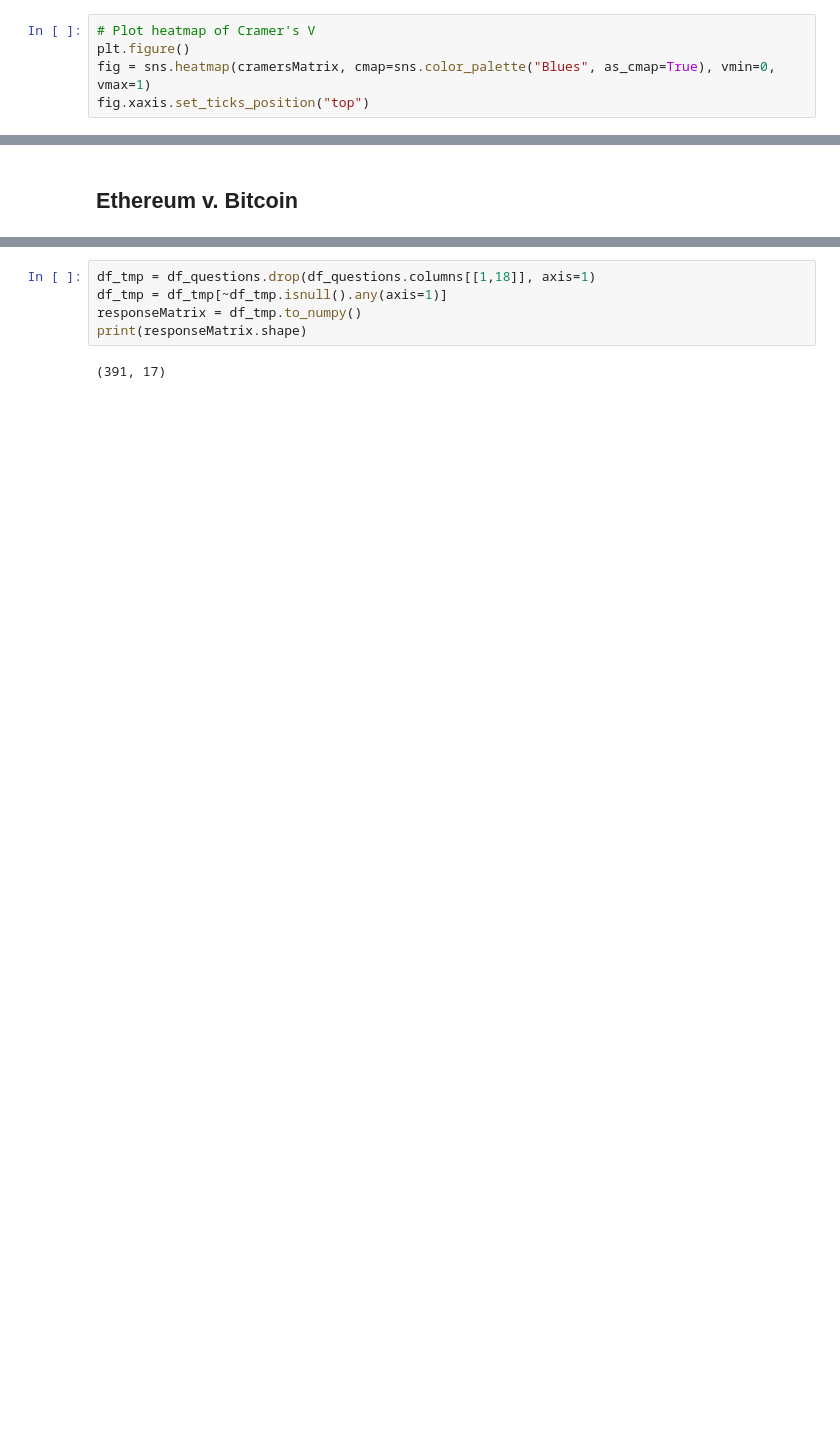
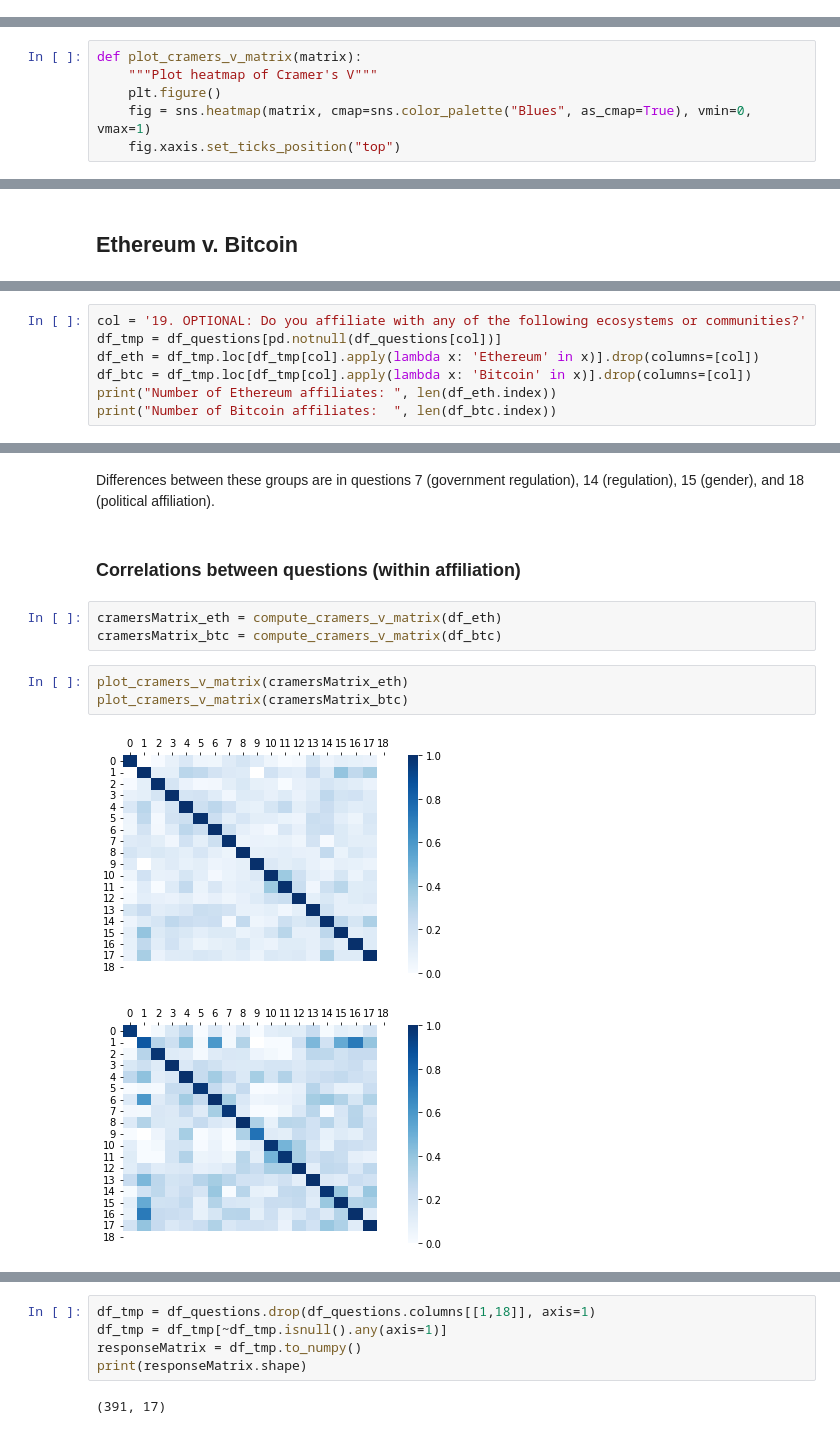
Before and after one commit to notchia/metagov, a Jupyter notebook: cryptopolitics_survey_analysis.ipynb, the cells around one changed output, grey strips where cells are left out. Saved outputs shown, nothing was run; the diff lists cells and outputs as text; blank space fills up the shorter version.

```diff
--- a/cryptopolitics_survey_analysis.ipynb
+++ b/cryptopolitics_survey_analysis.ipynb
@@ -86,5 +89,0 @@ for i, c1 in enumerate(cols_questions):
-# %%
-# Plot heatmap of Cramer's V
-plt.figure()
-fig = sns.heatmap(cramersMatrix, cmap=sns.color_palette("Blues", as_cmap=True), vmin=0, vmax=1)
-fig.xaxis.set_ticks_position("top")
@@ -92,0 +90,6 @@ fig.xaxis.set_ticks_position("top")
+# %%
+def plot_cramers_v_matrix(matrix):
+    """Plot heatmap of Cramer's V"""
+    plt.figure()
+    fig = sns.heatmap(matrix, cmap=sns.color_palette("Blues", as_cmap=True), vmin=0, vmax=1)
+    fig.xaxis.set_ticks_position("top")
@@ -104,0 +105,7 @@ print(len(df_btc.index))
+# %%
+col = '19. OPTIONAL: Do you affiliate with any of the following ecosystems or communities?'
+df_tmp = df_questions[pd.notnull(df_questions[col])]
+df_eth = df_tmp.loc[df_tmp[col].apply(lambda x: 'Ethereum' in x)].drop(columns=[col])
+df_btc = df_tmp.loc[df_tmp[col].apply(lambda x: 'Bitcoin' in x)].drop(columns=[col])
+print("Number of Ethereum affiliates: ", len(df_eth.index))
+print("Number of Bitcoin affiliates:  ", len(df_btc.index))
@@ -105,3 +129,16 @@ print(len(df_btc.index))
+# %% [markdown]
+Differences between these groups are in questions 7 (government regulation), 14 (regulation), 15 (gender), and 18 (political affiliation).
+# %% [markdown]
+### Correlations between questions (within affiliation)
+# %%
+cramersMatrix_eth = compute_cramers_v_matrix(df_eth)
+cramersMatrix_btc = compute_cramers_v_matrix(df_btc)
+# %%
+plot_cramers_v_matrix(cramersMatrix_eth)
+plot_cramers_v_matrix(cramersMatrix_btc)
+# %% [output]
+[figure, added]
+[figure, added]
 # %% [markdown]
 ## Clustering
 Crypto sentiment on axes: can we describe clusters in a meaningful way?
```
Also changed, not shown: parts of 16 cells of this notebook.
